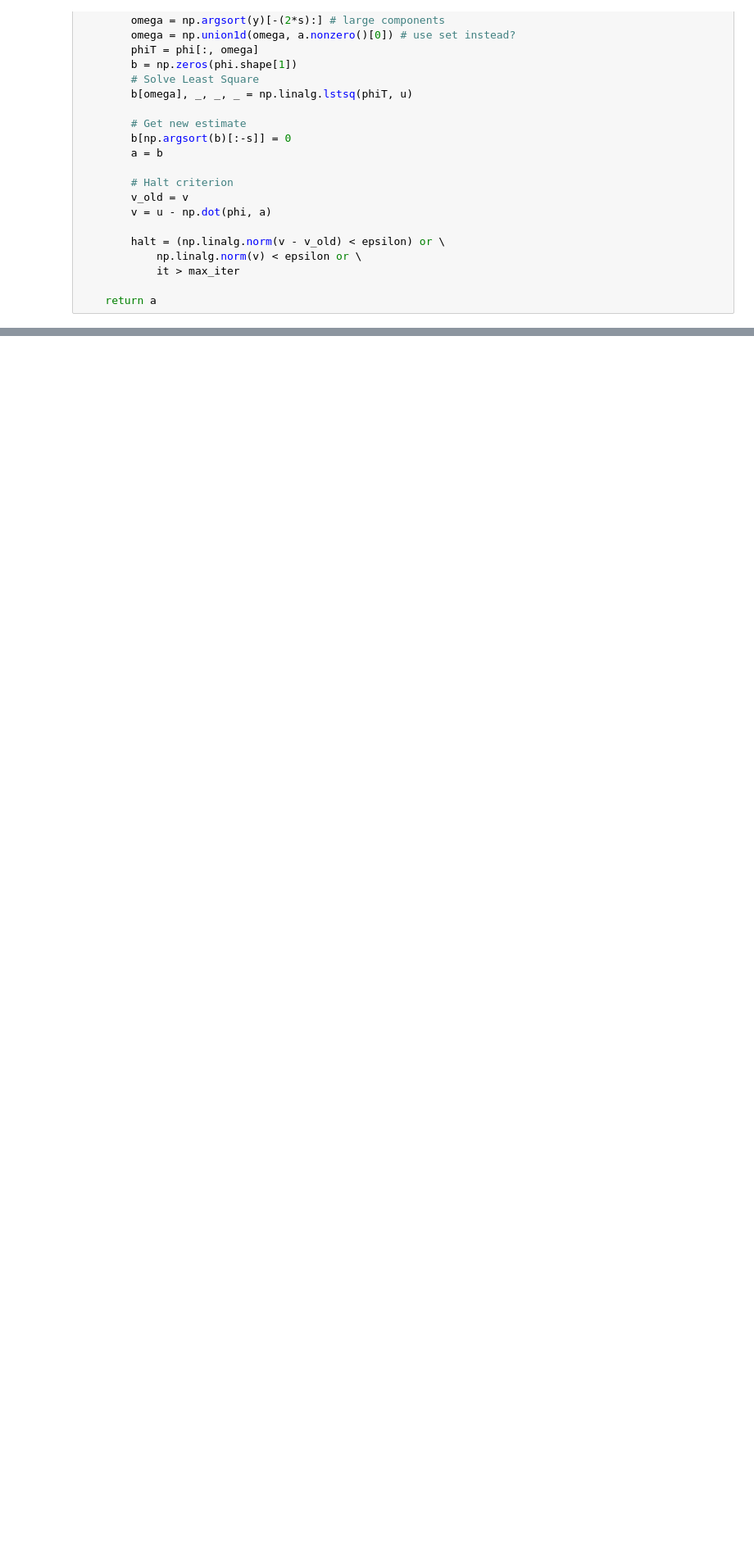
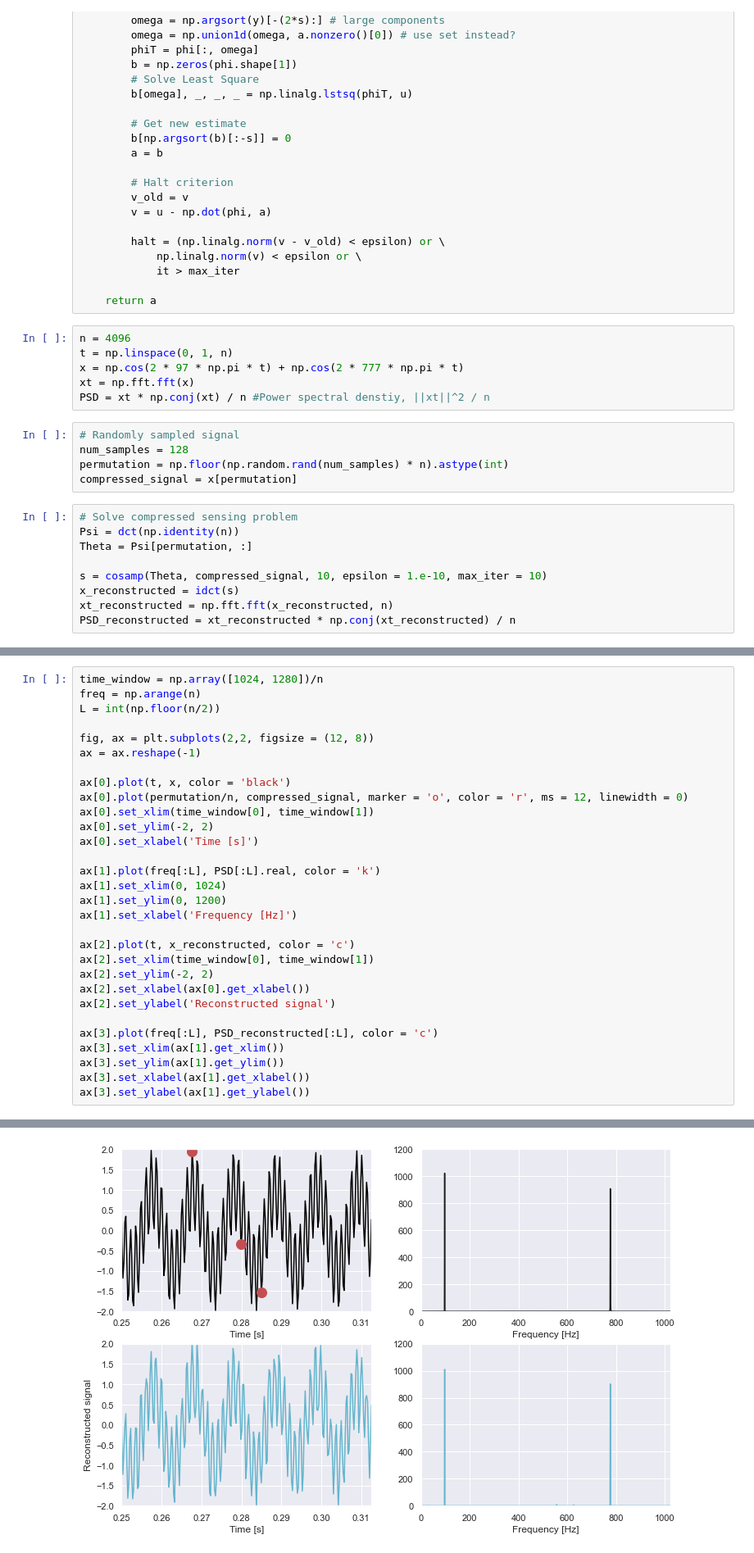
Before and after one commit to jonand9010/CompressedSensing, a Jupyter notebook: beating_nyquist.ipynb, the cells around one changed output, grey strips where cells are left out. Shown at 82% size. Drawn from its saved outputs; the diff is of its cells as text; blank space fills up the shorter version.

```diff
--- a/beating_nyquist.ipynb
+++ b/beating_nyquist.ipynb
@@ -43,3 +45,23 @@ def cosamp(phi, u, s, epsilon=1e-10, max_iter=1000):
             it > max_iter
 
     return a
+# %%
+n = 4096
+t = np.linspace(0, 1, n)
+x = np.cos(2 * 97 * np.pi * t) + np.cos(2 * 777 * np.pi * t)
+xt = np.fft.fft(x)
+PSD = xt * np.conj(xt) / n #Power spectral denstiy, ||xt||^2 / n
+# %%
+# Randomly sampled signal
+num_samples = 128
+permutation = np.floor(np.random.rand(num_samples) * n).astype(int)
+compressed_signal = x[permutation]
+# %%
+# Solve compressed sensing problem
+Psi = dct(np.identity(n))
+Theta = Psi[permutation, :]
+
+s = cosamp(Theta, compressed_signal, 10, epsilon = 1.e-10, max_iter = 10)
+x_reconstructed = idct(s)
+xt_reconstructed = np.fft.fft(x_reconstructed, n)
+PSD_reconstructed = xt_reconstructed * np.conj(xt_reconstructed) / n
@@ -45,0 +70,31 @@ def cosamp(phi, u, s, epsilon=1e-10, max_iter=1000):
+# %%
+time_window = np.array([1024, 1280])/n
+freq = np.arange(n)
+L = int(np.floor(n/2))
+
+fig, ax = plt.subplots(2,2, figsize = (12, 8))
+ax = ax.reshape(-1)
+
+ax[0].plot(t, x, color = 'black')
+ax[0].plot(permutation/n, compressed_signal, marker = 'o', color = 'r', ms = 12, linewidth = 0)
+ax[0].set_xlim(time_window[0], time_window[1])
+ax[0].set_ylim(-2, 2)
+ax[0].set_xlabel('Time [s]')
+
+ax[1].plot(freq[:L], PSD[:L].real, color = 'k')
+ax[1].set_xlim(0, 1024)
+ax[1].set_ylim(0, 1200)
+ax[1].set_xlabel('Frequency [Hz]')
+
+ax[2].plot(t, x_reconstructed, color = 'c')
+ax[2].set_xlim(time_window[0], time_window[1])
+ax[2].set_ylim(-2, 2)
+ax[2].set_xlabel(ax[0].get_xlabel())
+ax[2].set_ylabel('Reconstructed signal')
+
+ax[3].plot(freq[:L], PSD_reconstructed[:L], color = 'c')
+ax[3].set_xlim(ax[1].get_xlim())
+ax[3].set_ylim(ax[1].get_ylim())
+ax[3].set_xlabel(ax[1].get_xlabel())
+ax[3].set_ylabel(ax[1].get_ylabel())
+# %% [output]
@@ -45,0 +102 @@ def cosamp(phi, u, s, epsilon=1e-10, max_iter=1000):
+[figure, added]
```
Also changed, not shown: parts of 3 cells of this notebook, 1 other file.
